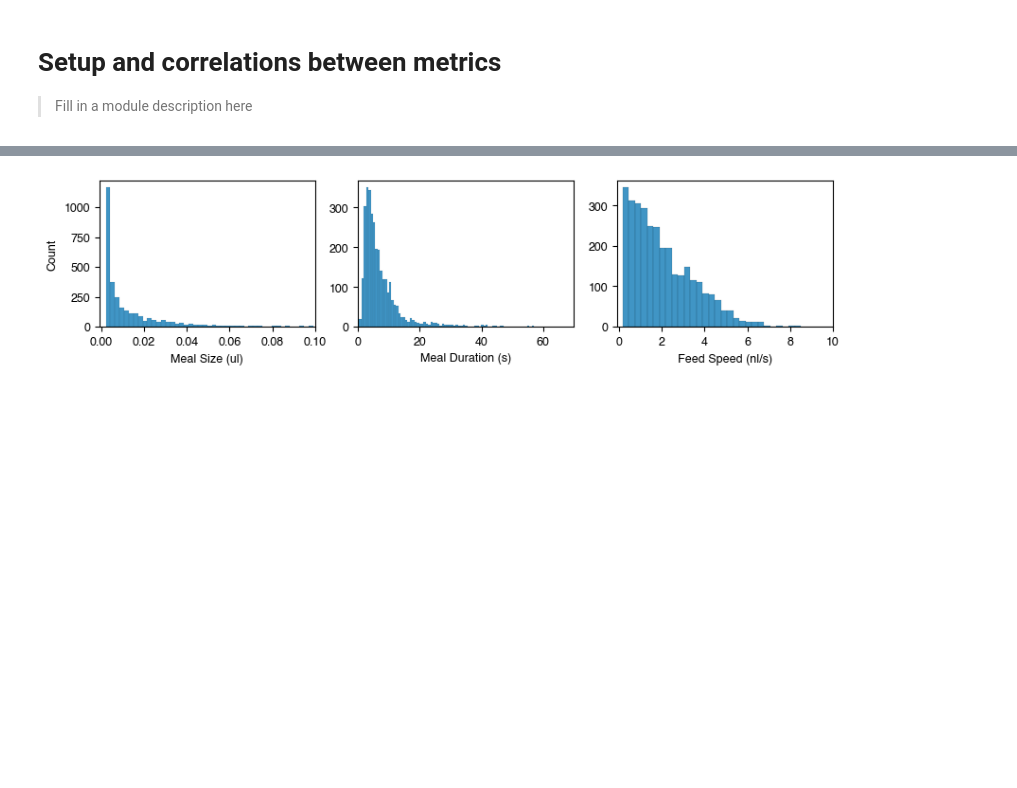
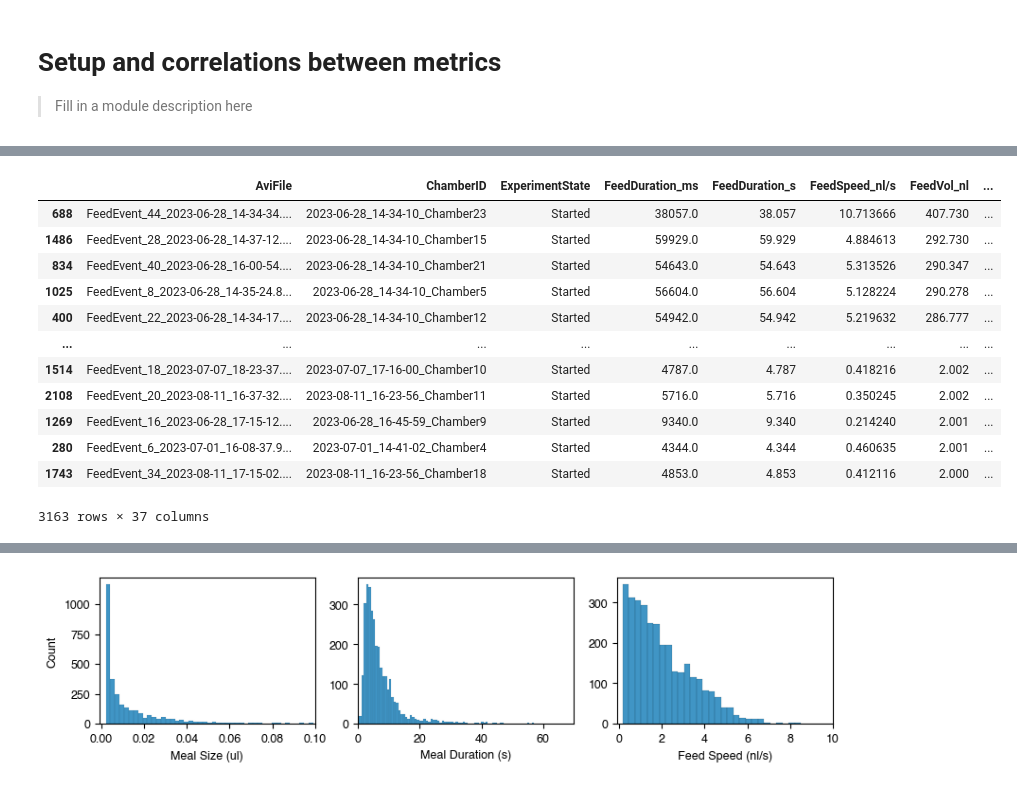
Before and after one commit to sangyu/Holophenotype5HT, a Jupyter notebook: nbs/01_Figures/01_Setup.ipynb, the cells around one changed output, grey strips where cells are left out. Cells and saved outputs as stored; diff of their text form; code cells hidden in the pictures; blank space fills up the shorter version.

```diff
--- a/nbs/01_Figures/01_Setup.ipynb
+++ b/nbs/01_Figures/01_Setup.ipynb
@@ -50,0 +59,16 @@ a.savefig(W1118Dark_ele.outputFolder+'/stacked.svg')
+# %%
+W1118Dark_ele.feedsRevisedDf.sort_values(by = 'AverageFeedVolumePerFly_µl', ascending=False)
+# %% [output]
+|  | AviFile | ChamberID | ExperimentState | FeedDuration_ms | FeedDuration_s | FeedSpeed_nl/s | FeedVol_nl | ... |
+| 688 | FeedEvent_44_2023-06-28_14-34-34.... | 2023-06-28_14-34-10_Chamber23 | Started | 38057.0 | 38.057 | 10.713666 | 407.730 | ... |
+| 1486 | FeedEvent_28_2023-06-28_14-37-12.... | 2023-06-28_14-34-10_Chamber15 | Started | 59929.0 | 59.929 | 4.884613 | 292.730 | ... |
+| 834 | FeedEvent_40_2023-06-28_16-00-54.... | 2023-06-28_14-34-10_Chamber21 | Started | 54643.0 | 54.643 | 5.313526 | 290.347 | ... |
+| 1025 | FeedEvent_8_2023-06-28_14-35-24.8... | 2023-06-28_14-34-10_Chamber5 | Started | 56604.0 | 56.604 | 5.128224 | 290.278 | ... |
+| 400 | FeedEvent_22_2023-06-28_14-34-17.... | 2023-06-28_14-34-10_Chamber12 | Started | 54942.0 | 54.942 | 5.219632 | 286.777 | ... |
+| ... | ... | ... | ... | ... | ... | ... | ... | ... |
+| 1514 | FeedEvent_18_2023-07-07_18-23-37.... | 2023-07-07_17-16-00_Chamber10 | Started | 4787.0 | 4.787 | 0.418216 | 2.002 | ... |
+| 2108 | FeedEvent_20_2023-08-11_16-37-32.... | 2023-08-11_16-23-56_Chamber11 | Started | 5716.0 | 5.716 | 0.350245 | 2.002 | ... |
+| 1269 | FeedEvent_16_2023-06-28_17-15-12.... | 2023-06-28_16-45-59_Chamber9 | Started | 9340.0 | 9.340 | 0.214240 | 2.001 | ... |
+| 280 | FeedEvent_6_2023-07-01_16-08-37.9... | 2023-07-01_14-41-02_Chamber4 | Started | 4344.0 | 4.344 | 0.460635 | 2.001 | ... |
+| 1743 | FeedEvent_34_2023-08-11_17-15-02.... | 2023-08-11_16-23-56_Chamber18 | Started | 4853.0 | 4.853 | 0.412116 | 2.000 | ... |
+3163 rows × 37 columns
```
Also changed, not shown: parts of 4 cells of this notebook, 6 other files.
